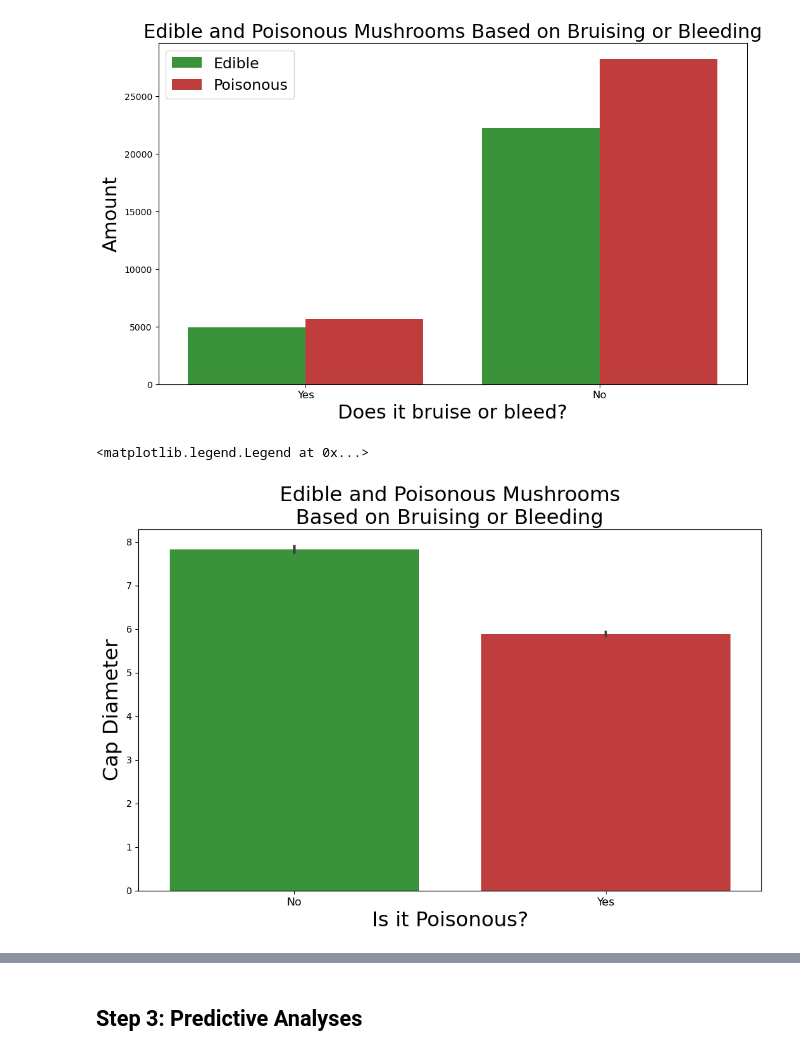
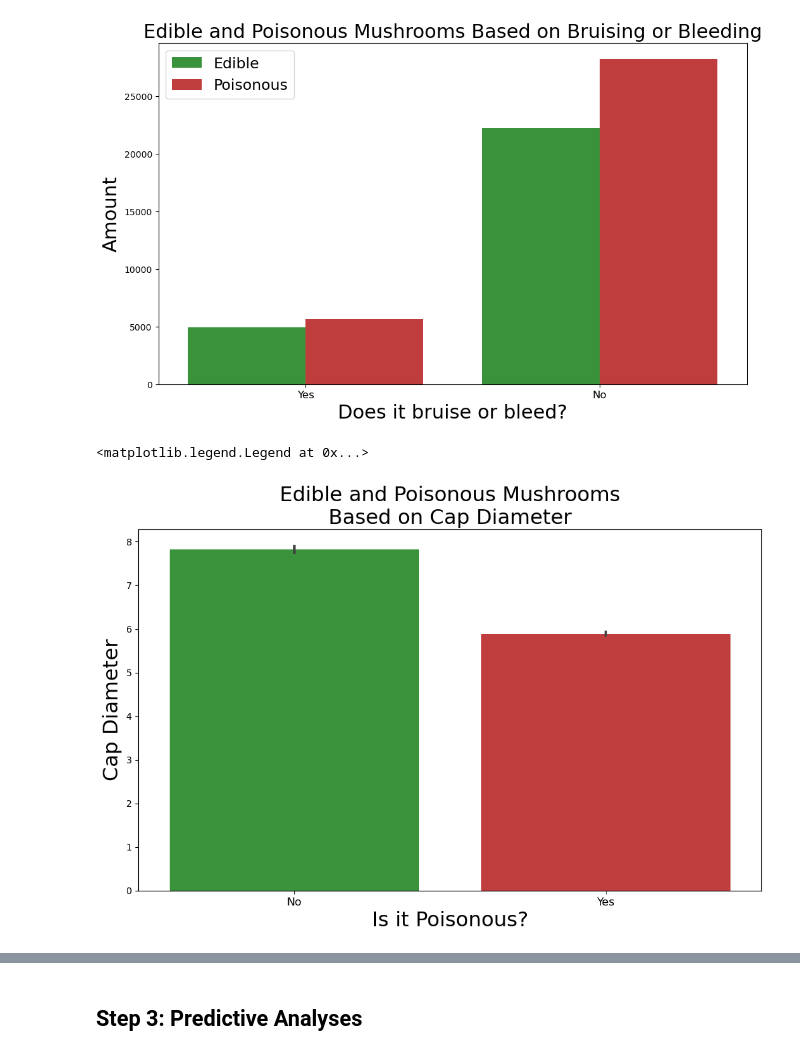
Before and after one commit to tmbiro/Project-4, a Jupyter notebook: Mushroom_Classification_tif.ipynb, the cells around one changed output, grey strips where cells are left out. Saved outputs shown, nothing was run; the diff lists cells and outputs as text; code cells hidden in the pictures.

Commit message:
Added more graphs

```diff
--- a/Mushroom_Classification_tif.ipynb
+++ b/Mushroom_Classification_tif.ipynb
@@ -185,32 +185,32 @@ fig, ax = plt.subplots(figsize=(12,7))
 sns.barplot(data=clean,
             x="class",
             y="cap-diameter",
             hue="class",
             palette={
                 "e":palette[2],
                 "p":palette[3]
                 },
             dodge=False,
             estimator=np.mean
             )
 
 # Set x-axis
 ax.set_xlabel("Is it Poisonous?",fontsize=22)
 
 # Set y-axis
 ax.set_ylabel('Cap Diameter',fontsize=22)
 
 # Add title
-ax.set_title('Edible and Poisonous Mushrooms\nBased on Bruising or Bleeding',fontsize=22)
+ax.set_title('Edible and Poisonous Mushrooms\nBased on Cap Diameter',fontsize=22)
 
 # Set x-labels
 ax.set_xticklabels(
     ('No',
      'Yes'
      ),fontsize = 12)
 
 # Remove legend
 ax.legend([],[], frameon=False)
 # %% [output]
 <matplotlib.legend.Legend at 0x...>
-[figure, old version]
+[figure, new version]
```
Also changed, not shown: parts of 4 cells of this notebook.
